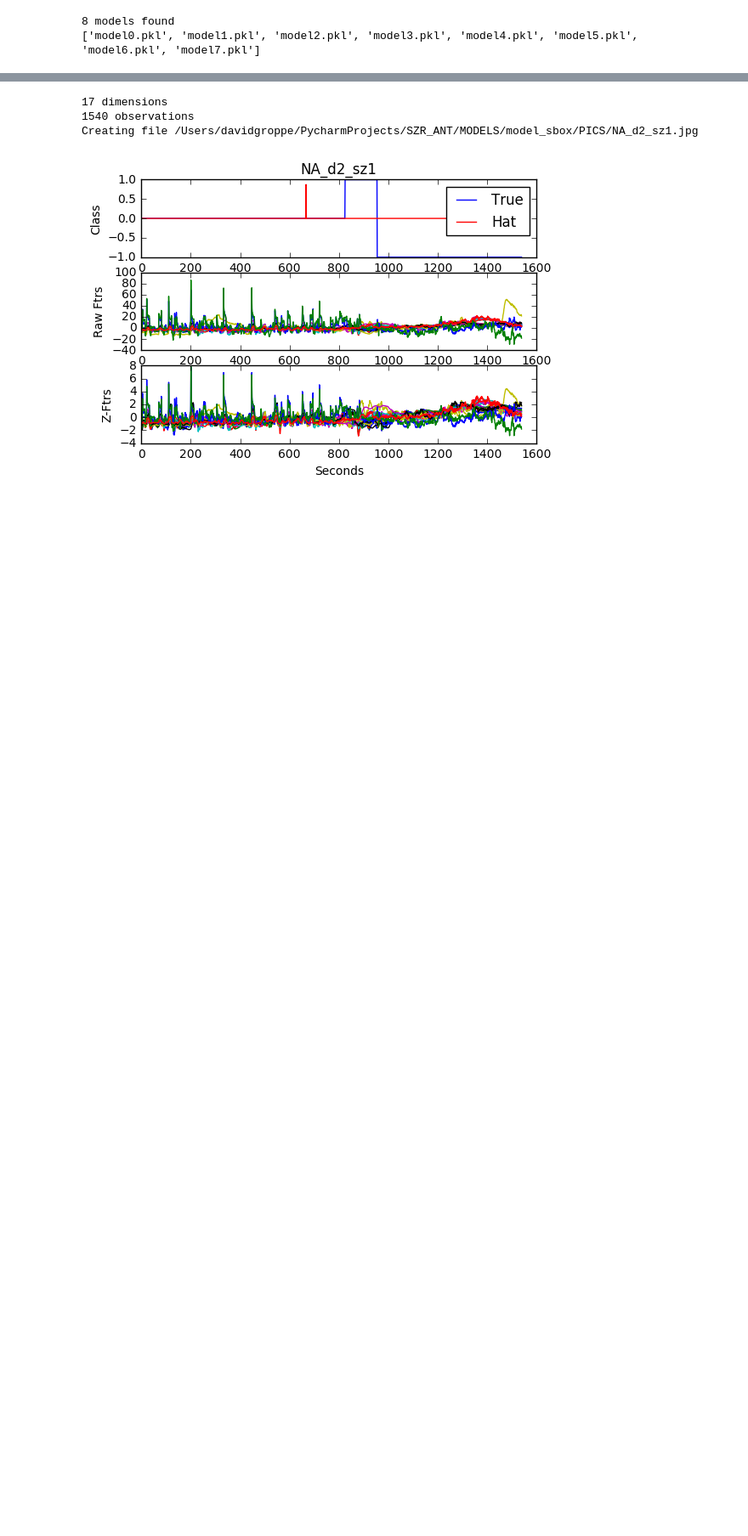
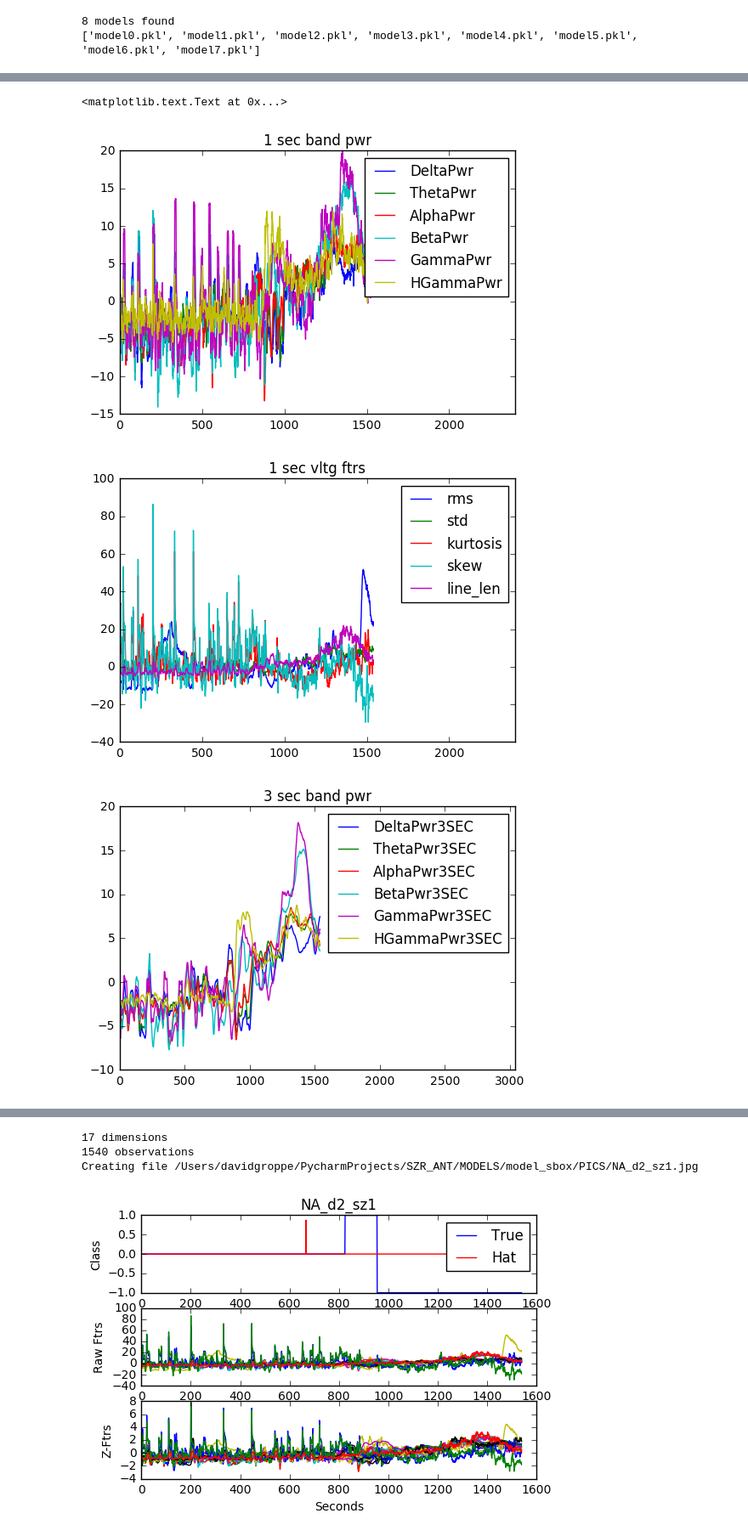
Before and after one commit to dmgroppe/SZR_ANT, a Jupyter notebook: apply_saved_models.ipynb, the cells around one changed output, grey strips where cells are left out. Shown at 85% size. Cells and saved outputs as stored; diff of their text form; code cells hidden in the pictures; blank space fills up the shorter version.

```diff
--- a/apply_saved_models.ipynb
+++ b/apply_saved_models.ipynb
@@ -227,0 +241,42 @@ Creating file /Users/davidgroppe/PycharmProjects/SZR_ANT/MODELS/model_sbox/PICS/
+# %%
+plt.figure(1)
+# _=plt.plot(temp_valid_ftrs[:,:6])
+for a in range(0,6):
+    _=plt.plot(temp_valid_ftrs[:,a],label=grand_ftr_list[a])
+xlim=plt.xlim()
+plt.xlim([xlim[0],xlim[1]*1.5])
+plt.legend()
+plt.title('1 sec band pwr')
+
+
+plt.figure(2)
+# _=plt.plot(temp_valid_ftrs[:,:6])
+for a in range(23-5,23):
+    _=plt.plot(temp_valid_ftrs[:,a],label=grand_ftr_list[a])
+xlim=plt.xlim()
+plt.xlim([xlim[0],xlim[1]*1.5])
+plt.legend()
+plt.title('1 sec vltg ftrs')
+
+plt.figure(3)
+# _=plt.plot(temp_valid_ftrs[:,:6])
+for a in range(6,12):
+    _=plt.plot(temp_valid_ftrs[:,a],label=grand_ftr_list[a])
+xlim=plt.xlim()
+plt.xlim([xlim[0],xlim[1]*1.9])
+plt.legend()
+plt.title('3 sec band pwr')
+
+plt.figure(4)
+# _=plt.plot(temp_valid_ftrs[:,:6])
+for a in range(12,18):
+    _=plt.plot(temp_valid_ftrs[:,a],label=grand_ftr_list[a])
+xlim=plt.xlim()
+plt.xlim([xlim[0],xlim[1]*1.9])
+plt.legend()
+plt.title('9 sec band pwr')
+# %% [output]
+<matplotlib.text.Text at 0x...>
+[figure, added]
+[figure, added]
+[figure, added]
```
Also changed, not shown: parts of 7 cells of this notebook, 6 other files.
